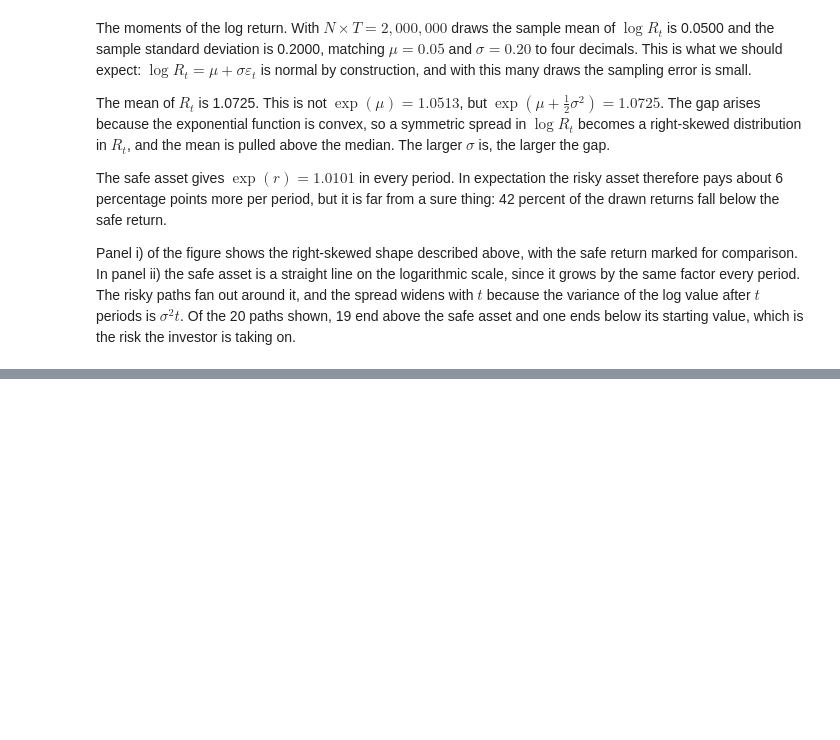
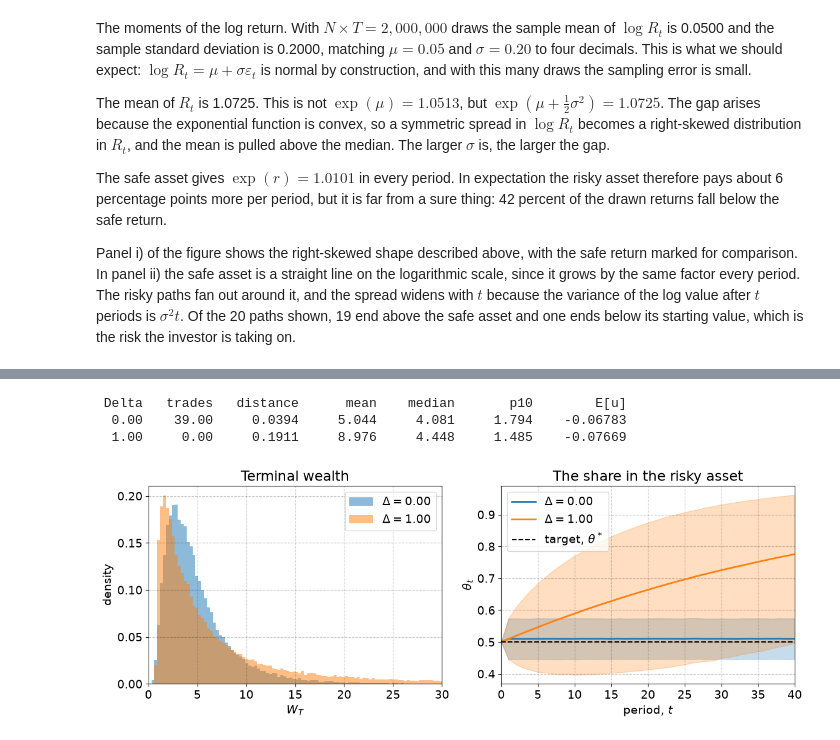
Before and after one commit to NumEconCopenhagen/projects-2025-jvb, a Jupyter notebook: 03_examproject/Examproject.ipynb, the cells around one changed output, grey strips where cells are left out. Saved outputs shown, nothing was run; the diff lists cells and outputs as text; code cells hidden in the pictures; blank space fills up the shorter version.

```diff
--- a/03_examproject/Examproject.ipynb
+++ b/03_examproject/Examproject.ipynb
@@ -148,0 +180,54 @@ is the risk the investor is taking on.
+# %%
+# a. simulate the two extreme rules on the same drawn returns
+models = {}
+for Delta in [0.0,1.0]:
+    m = PortfolioModelClass(tau=0.0,Delta=Delta)
+    m.simulate(R)
+    m.summary()
+    models[Delta] = m
+
+# b. report the six numbers
+print(f'{"Delta":>6s} {"trades":>8s} {"distance":>10s} {"mean":>9s} {"median":>9s} {"p10":>9s} {"E[u]":>11s}')
+for Delta,m in models.items():
+    res = m.sim.res
+    print(f'{Delta:6.2f} {res.trades:8.2f} {res.distance:10.4f} {res.mean:9.3f} {res.median:9.3f} {res.p10:9.3f} {res.utility:11.5f}')
+# %% [output]
+ Delta   trades   distance      mean    median       p10        E[u]
+  0.00    39.00     0.0394     5.044     4.081     1.794    -0.06783
+  1.00     0.00     0.1911     8.976     4.448     1.485    -0.07669
+# %%
+def plot_two_rules(models):
+
+    fig = plt.figure(figsize=(12,4.5))
+
+    # a. the distribution of terminal wealth
+    ax = fig.add_subplot(1,2,1)
+    for i,(Delta,m) in enumerate(models.items()):
+        ax.hist(m.sim.W[:,-1],bins=np.linspace(0,30,101),density=True,color=colors[i],alpha=0.50,
+                label=f'$\\Delta = {Delta:.2f}$')
+    ax.set_title('Terminal wealth')
+    ax.set_xlabel('$W_T$')
+    ax.set_xlim(0,30)
+    ax.set_ylabel('density')
+    ax.legend()
+
+    # b. the share in the risky asset over time
+    ax = fig.add_subplot(1,2,2)
+    t = np.arange(models[0.0].par.T+1)
+    for i,(Delta,m) in enumerate(models.items()):
+        ax.fill_between(t,np.percentile(m.sim.theta,10,axis=0),np.percentile(m.sim.theta,90,axis=0),
+                        color=colors[i],alpha=0.25)
+        ax.plot(t,np.mean(m.sim.theta,axis=0),lw=2,color=colors[i],label=f'$\\Delta = {Delta:.2f}$')
+    ax.axhline(models[0.0].par.theta_star,ls='--',lw=1.5,color='black',label='target, $\\theta^*$')
+    ax.set_title('The share in the risky asset')
+    ax.set_xlabel('period, $t$')
+    ax.set_ylabel(r'$\theta_t$')
+    ax.set_xlim(0,models[0.0].par.T)
+    ax.legend()
+
+    fig.tight_layout()
+    plt.show()
+
+plot_two_rules(models)
+# %% [output]
+[figure, added]
```
Also changed, not shown: parts of 5 cells of this notebook, 1 other file.
